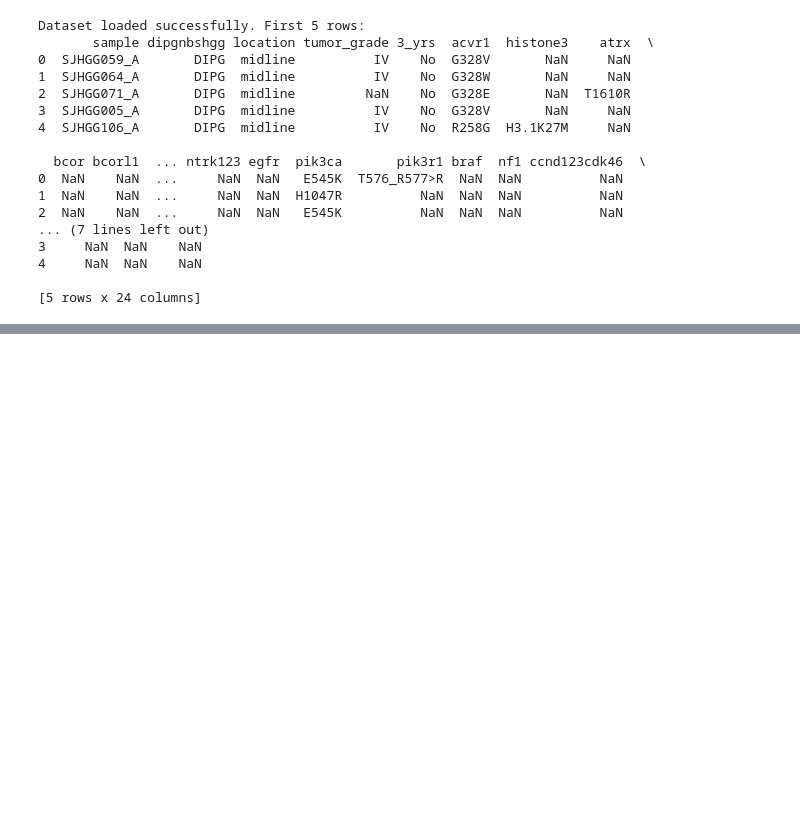
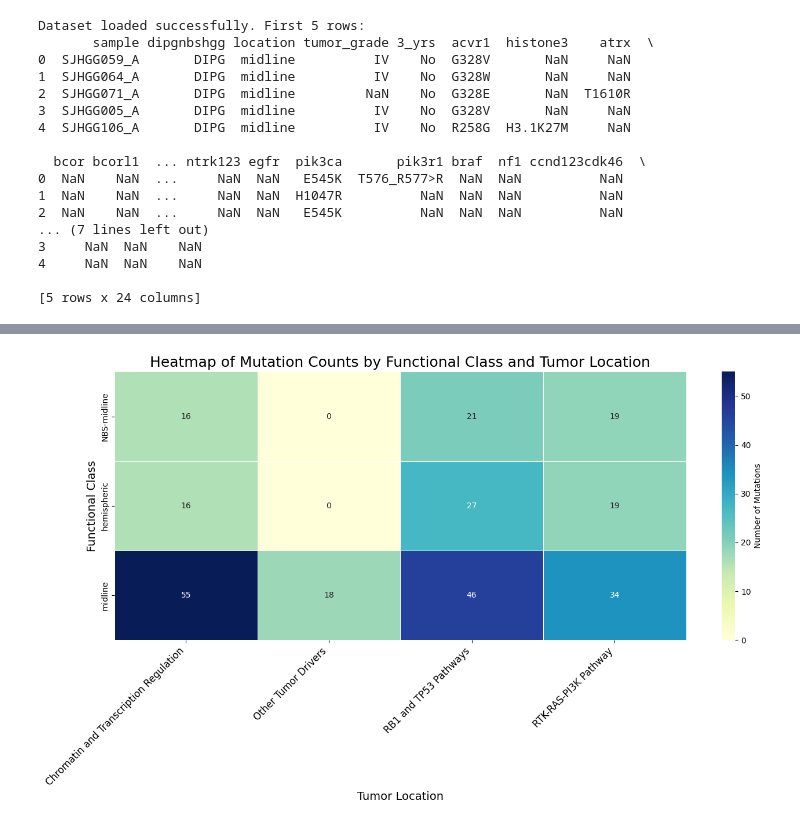
Before and after one commit to In-is/Final-Project-Inbal-and-Mor, a Jupyter notebook: notebooks/data_analysis.ipynb, the cells around one changed output, grey strips where cells are left out. Saved outputs shown, nothing was run; the diff lists cells and outputs as text; code cells hidden in the pictures; blank space fills up the shorter version.

```diff
--- a/notebooks/data_analysis.ipynb
+++ b/notebooks/data_analysis.ipynb
@@ -113,0 +209,64 @@ We wanted to know if the genes can be listed or grouped into potential functiona
+# %%
+import pandas as pd
+import seaborn as sns
+import matplotlib.pyplot as plt
+
+# Load the datasets
+db_file_path = r"../data/processed/HGG_DB_cleaned.csv"
+classes_file_path = r"../data/raw/Classes.organized.csv"
+
+db_table = pd.read_csv(db_file_path)
+classes_table = pd.read_csv(classes_file_path)
+
+# Step 1: Create a mapping of genes to functional classes
+gene_to_class = {}
+for _, row in classes_table.iterrows():
+    functional_class = row["Functional Class"]
+    genes = row.drop("Functional Class").dropna()
+    for gene in genes:
+        gene_to_class[gene.strip()] = functional_class
+
+# Step 2: Identify gene columns in the HGG table
+gene_columns = db_table.columns[5:]  # Assuming gene columns start at index 5
+
+# Step 3: Melt the HGG table to long format for analysis
+db_table_melted = db_table.melt(
+    id_vars=["location"],  # Keep location column
+    value_vars=gene_columns,  # Gene columns
+    var_name="Gene",  # New column for gene names
+    value_name="Mutation Value"  # New column for mutation values
+)
+
+# Step 4: Map Functional Class to each gene
+db_table_melted["Gene"] = db_table_melted["Gene"].str.strip()  # Strip extra spaces
+db_table_melted["Functional Class"] = db_table_melted["Gene"].map(gene_to_class)
+
+# Step 5: Drop rows where Functional Class is not defined
+db_table_melted = db_table_melted.dropna(subset=["Functional Class"])
+
+# Step 6: Count mutations for each Functional Class and location
+db_table_melted["Mutation Value"] = db_table_melted["Mutation Value"].fillna("None")  # Replace NaN with "None"
+mutation_counts = (
+    db_table_melted.groupby(["location", "Functional Class"])["Mutation Value"]
+    .apply(lambda x: (x != "None").sum())  # Count non-"None" mutations
+    .unstack(fill_value=0)  # Pivot table for heatmap
+)
+
+# Step 7: Plot the Heatmap
+plt.figure(figsize=(14, 8))
+sns.heatmap(
+    mutation_counts,
+    annot=True,
+    fmt="d",  # Show integer counts
+    cmap="YlGnBu",
+    linewidths=0.5,
+    cbar_kws={"label": "Number of Mutations"}
+)
+plt.title("Heatmap of Mutation Counts by Functional Class and Tumor Location", fontsize=18)
+plt.xlabel("Tumor Location", fontsize=14)
+plt.ylabel("Functional Class", fontsize=14)
+plt.xticks(rotation=45, ha="right", fontsize=12)
+plt.tight_layout()
+plt.show()
+# %% [output]
+[figure, added]
```
Also changed, not shown: parts of 8 cells of this notebook, 10 other files.
